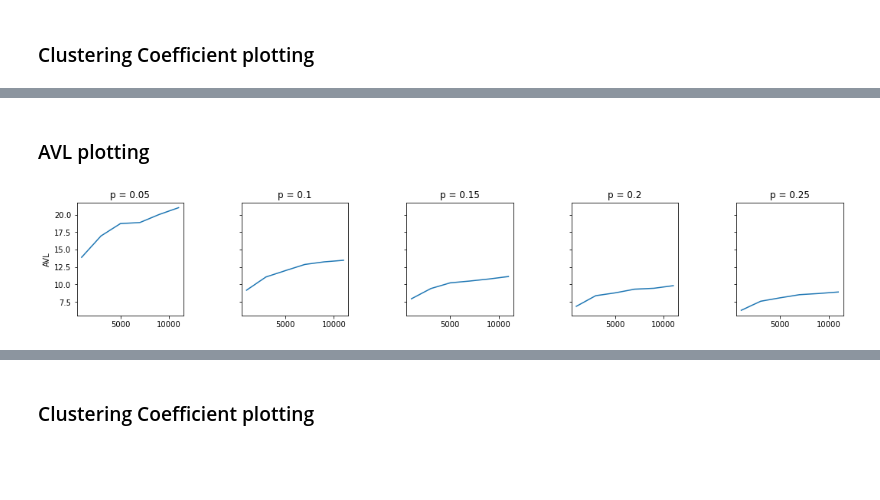
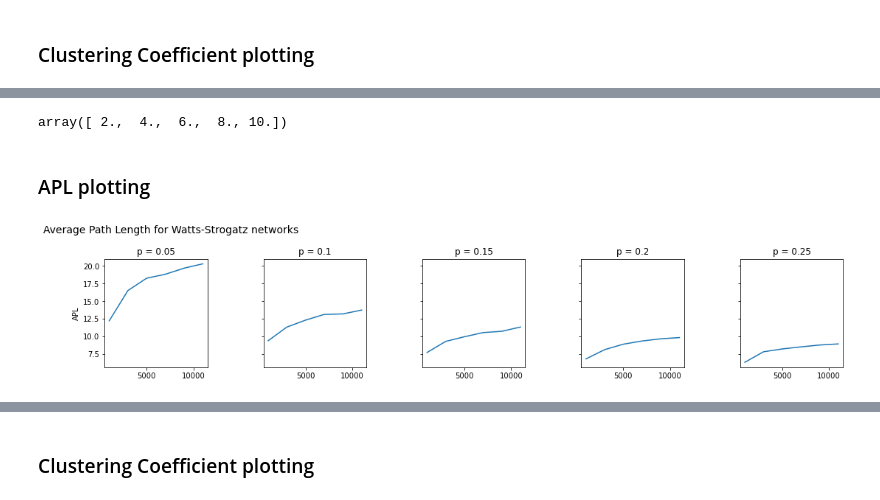
Before and after one commit to victorsanunes/complex-networks, a Jupyter notebook: notebooks/Assignment_02.ipynb, the cells around one changed output, grey strips where cells are left out. Drawn from its saved outputs; the diff is of its cells as text; code cells hidden in the pictures; blank space fills up the shorter version.

```diff
--- a/notebooks/Assignment_02.ipynb
+++ b/notebooks/Assignment_02.ipynb
@@ -75,7 +300,7 @@ for network_property in list(perm):
     nodes = int(network_property[0])
 
     if network_property[1] in ["log", "2log"]:
-        degree = 2*np.round(np.log(nodes), 2)
+        degree = np.round(np.log(nodes), 2)
         key = str(nodes) + '_nodes__' + network_property[1] + "_degree"
     else:
         degree = network_property[1]
@@ -138,7 +364,7 @@ df_plot = poisson_analysis.pivot_table(index = ["nodes_number", "degree"],
                                          values = ['avg_path_length', "clustering_coefficient"],
                                          aggfunc = ["mean"]).reset_index()
 
-degree_values = df_plot["degree"].unique()
+degree_values = [2, 4, 6, 8, 10]#df_plot["degree"].unique()
 
 fig, ax = plt.subplots(nrows = 1,
                        ncols = len(degree_values), figsize = (16, 4),
@@ -153,14 +379,18 @@ for i in range(len(degree_values)):
 
 #     # plot logarithm line to comparisons
 #     ax2 = ax[i].twinx()
-#     ax2.plot(df[df["expected_avg_degree"].isin(["2log"])][("nodes_number")],
-#              np.log(df[df["expected_avg_degree"].isin(["2log"])][("nodes_number")]),
+#     ax2.plot(df_plot[df_plot["degree"].isin(["log"])][("nodes_number")],
+#              np.log(df_plot[df_plot["degree"].isin(["log"])][("nodes_number")]),
 #              color = "red",
 #              linestyle = "dashed",)
 
     # Titles and legends
     ax[i].set_title(f"degree = {degree_values[i]}")
 
-_ = ax[0].set_ylabel("AVL")
+_ = ax[0].set_ylabel("APL")
 # _ = ax2.set_ylabel("log(n)")
+_ = fig.text(0, 0.9,
+             'Average Path Lenght for Poisson networks',
+             fontdict = {'size': 14,
+                         'family': 'DejaVu Sans',})
 # %% [output]
@@ -172,7 +402,7 @@ df_plot = poisson_analysis.pivot_table(index = ["nodes_number", "degree"],
                                          values = ['avg_path_length', "clustering_coefficient"],
                                          aggfunc = ["mean"]).reset_index()
 
-degree_values = df_plot["degree"].unique()
+degree_values = [2, 4, 6, 8, 10]#df_plot["degree"].unique()
 
 fig, ax = plt.subplots(nrows = 1,
                        ncols = len(degree_values), figsize = (16, 4),
@@ -197,4 +427,8 @@ for i in range(len(degree_values)):
 
 _ = ax[0].set_ylabel("CC")
 # _ = ax2.set_ylabel("log(n)")
+_ = fig.text(0, 0.9,
+             'Clustering Coefficient for Poisson networks',
+             fontdict = {'size': 14,
+                         'family': 'DejaVu Sans',})
 # %% [output]
@@ -379,7 +484,7 @@ avg_path_length = list()
 nodes_number = list()
 edges_number = list()
 rewiring_prob_values = list()
-
+degree_number = list()
 for params in watts_strogatz_graphs.keys():
     for graph in watts_strogatz_graphs[params]["graphs"]:
         clustering_coefficient.append(graph.transitivity_undirected())
@@ -387,9 +492,12 @@ for params in watts_strogatz_graphs.keys():
         nodes_number.append(watts_strogatz_graphs[params]["nodes"])
         rewiring_prob_values.append(watts_strogatz_graphs[params]["rewiring_prob"])
         edges_number.append(len(graph.get_edgelist()))
+        degree_number.append(np.mean(graph.degree()))
+
 
 watts_strogatz_analysis = pd.DataFrame()
 watts_strogatz_analysis["nodes_number"] = nodes_number
+watts_strogatz_analysis["avg_degree"] = np.round(degree_number)
 watts_strogatz_analysis["rewiring_prob"] = rewiring_prob_values
 watts_strogatz_analysis["avg_path_length"] = avg_path_length
 watts_strogatz_analysis["clustering_coefficient"] = clustering_coefficient
@@ -400,35 +509,43 @@ Wall time: 12min 56s
+# %%
+watts_strogatz_analysis["avg_degree"].unique()
+# %% [output]
+array([ 2.,  4.,  6.,  8., 10.])
 # %% [markdown]
-### AVL plotting
+### APL plotting
 # %%
 df_plot = watts_strogatz_analysis.pivot_table(index = ["nodes_number", "rewiring_prob"],
                                    values = ["avg_path_length", "clustering_coefficient"],
                                     aggfunc = ["mean"]
                                    ).reset_index()
 
 rewiring_values = df_plot["rewiring_prob"].unique()[1:]
 
 fig, ax = plt.subplots(nrows = 1,
                        ncols = len(rewiring_values), figsize = (16, 4),
                        sharey = True)
 
 fig.tight_layout(pad=6)
 
 for i in range(len(rewiring_values)):
     # Filter the dataset
     data = df_plot[df_plot["rewiring_prob"].isin([rewiring_values[i]])]
     ax[i].plot(data[ ("nodes_number")], data[("mean", "avg_path_length")], )
 
 #     # plot logarithm line to comparisons
 #     ax2 = ax[i].twinx()
 #     ax2.plot(df[df["expected_avg_degree"].isin(["2log"])][("nodes_number")],
 #              np.log(df[df["expected_avg_degree"].isin(["2log"])][("nodes_number")]),
 #              color = "red",
 #              linestyle = "dashed",)
 
     # Titles and legends
     ax[i].set_title(f"p = {np.round(rewiring_values[i], 2)}")
 
-_ = ax[0].set_ylabel("AVL")
+_ = ax[0].set_ylabel("APL")
 # _ = ax2.set_ylabel("log(n)")
+_ = fig.text(0, 0.9,
+             'Average Path Length for Watts-Strogatz networks',
+             fontdict = {'size': 14,
+                         'family': 'DejaVu Sans',})
 # %% [output]
-[figure, old version]
+[figure, new version]
```
Also changed, not shown: parts of 38 cells of this notebook.
